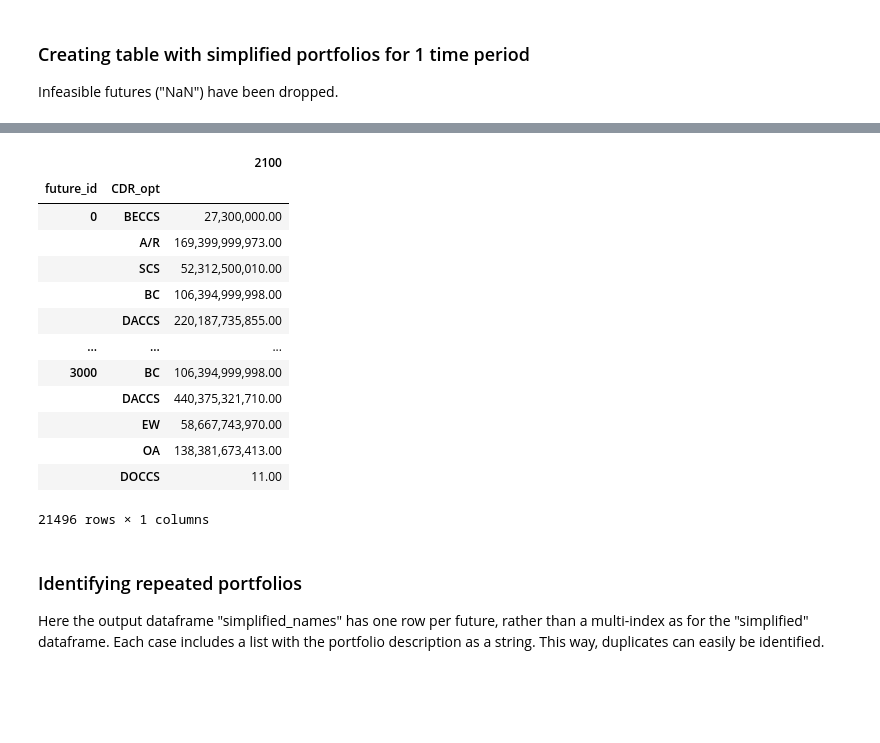
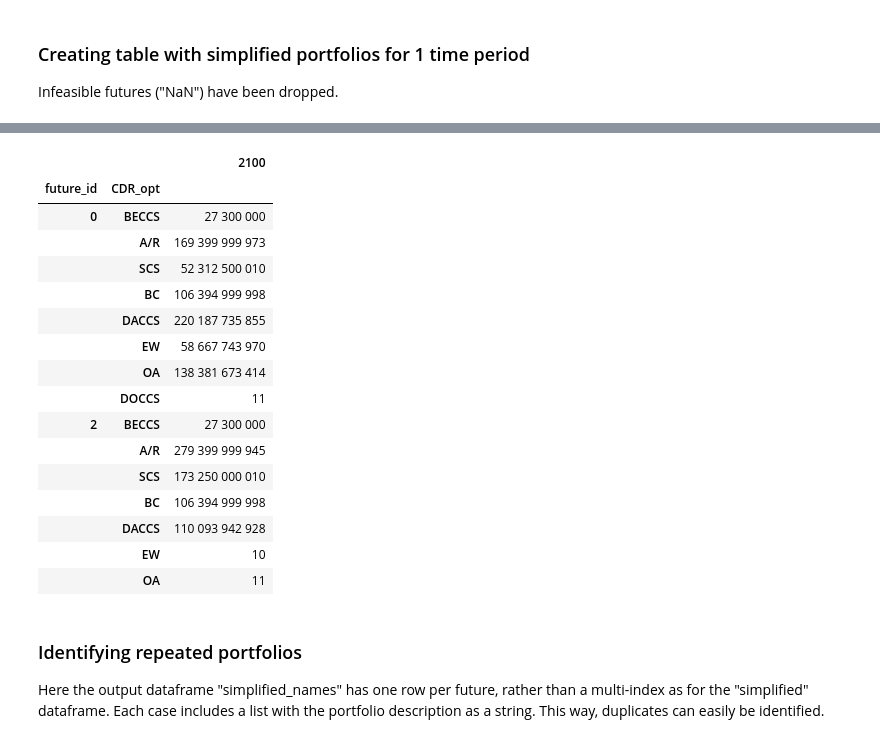
Before and after one commit to quirinarguez/CDR_Portfolios, a Jupyter notebook: Commentary_CDR_Portfolios.ipynb, the cells around one changed output, grey strips where cells are left out. Cells and saved outputs as stored; diff of their text form; code cells hidden in the pictures; blank space fills up the shorter version.

```diff
--- a/Commentary_CDR_Portfolios.ipynb
+++ b/Commentary_CDR_Portfolios.ipynb
@@ -248,6 +247,7 @@ for column in bins.columns:
     for CDR in i:
         mini = math.ceil(data.min()[CDR])
         if CDR == 'EW': mini = 10.5
+        if CDR == 'OA': mini = 11
         maxi = B_max.loc[CDR,0]
         if column == 1:
             bins.loc[CDR, column] = mini
@@ -271,28 +271,3 @@ bins.style.format(precision=0, thousands=" ", decimal=".")
 ### Creating table with simplified portfolios for 1 time period
 
 Infeasible futures ("NaN") have been dropped.
-# %%
-# Create a table with max capacity per CDR option per future for 3 different time periods
-
-simplified = pd.DataFrame()
-
-for futureID in range(0,n_lhs+1):
-    results_in_f = pd.DataFrame()
-    results_in_f.index = pd.MultiIndex.from_tuples([(futureID, i[n]) for n in range(0, len(i))],names=['future_id','CDR_opt'])
-    for CDR in i:
-        if np.isnan(removed_per_CDR.loc[futureID,CDR]) == True:
-            results_in_f.loc[(futureID,CDR),2100] = np.nan
-        else:
-            bin_n = 1
-            found = False
-            while found == False:
-                if removed_per_CDR.loc[futureID,CDR] <= bins.loc[CDR, bin_n]:
-                    found = True
-                    results_in_f.loc[(futureID, CDR),2100] = bins.loc[CDR, bin_n]
-                else:
-                    bin_n += 1
-
-    simplified = pd.concat([simplified,results_in_f])
-
-simplified = simplified.dropna(axis=0, how="all")
-simplified
@@ -314,43 +274,46 @@ simplified
 # %%
 # Create a table with max capacity per CDR option per future for 3 different time periods
 
 simplified = pd.DataFrame()
 
-for futureID in range(0,n_lhs+1):
+for futureID in data.index:
     results_in_f = pd.DataFrame()
     results_in_f.index = pd.MultiIndex.from_tuples([(futureID, i[n]) for n in range(0, len(i))],names=['future_id','CDR_opt'])
     for CDR in i:
         if np.isnan(data.loc[futureID,CDR]) == True:
             results_in_f.loc[(futureID,CDR),2100] = np.nan
         else:
             bin_n = 1
             found = False
             while found == False:
                 if data.loc[futureID,CDR] <= bins.loc[CDR, bin_n]:
                     found = True
                     results_in_f.loc[(futureID, CDR),2100] = bins.loc[CDR, bin_n]
                 else:
                     bin_n += 1
 
     simplified = pd.concat([simplified,results_in_f])
 
 simplified = simplified.dropna(axis=0, how="all")
-simplified
+simplified.head(15).style.format(precision=0, thousands=" ", decimal=".")
 # %% [output]
 |  |  | 2100 |
 | future_id | CDR_opt |  |
-| 0 | BECCS | 27,300,000.00 |
-|  | A/R | 169,399,999,973.00 |
-|  | SCS | 52,312,500,010.00 |
-|  | BC | 106,394,999,998.00 |
-|  | DACCS | 220,187,735,855.00 |
-| ... | ... | ... |
-| 3000 | BC | 106,394,999,998.00 |
-|  | DACCS | 440,375,321,710.00 |
-|  | EW | 58,667,743,970.00 |
-|  | OA | 138,381,673,413.00 |
-|  | DOCCS | 11.00 |
+| 0 | BECCS | 27 300 000 |
+|  | A/R | 169 399 999 973 |
+|  | SCS | 52 312 500 010 |
+|  | BC | 106 394 999 998 |
+|  | DACCS | 220 187 735 855 |
+|  | EW | 58 667 743 970 |
+|  | OA | 138 381 673 414 |
+|  | DOCCS | 11 |
+| 2 | BECCS | 27 300 000 |
+|  | A/R | 279 399 999 945 |
+|  | SCS | 173 250 000 010 |
+|  | BC | 106 394 999 998 |
+|  | DACCS | 110 093 942 928 |
+|  | EW | 10 |
+|  | OA | 11 |
-21496 rows × 1 columns
 # %% [markdown]
 ### Identifying repeated portfolios
 
```
Also changed, not shown: parts of 6 cells of this notebook, 3 other files.
